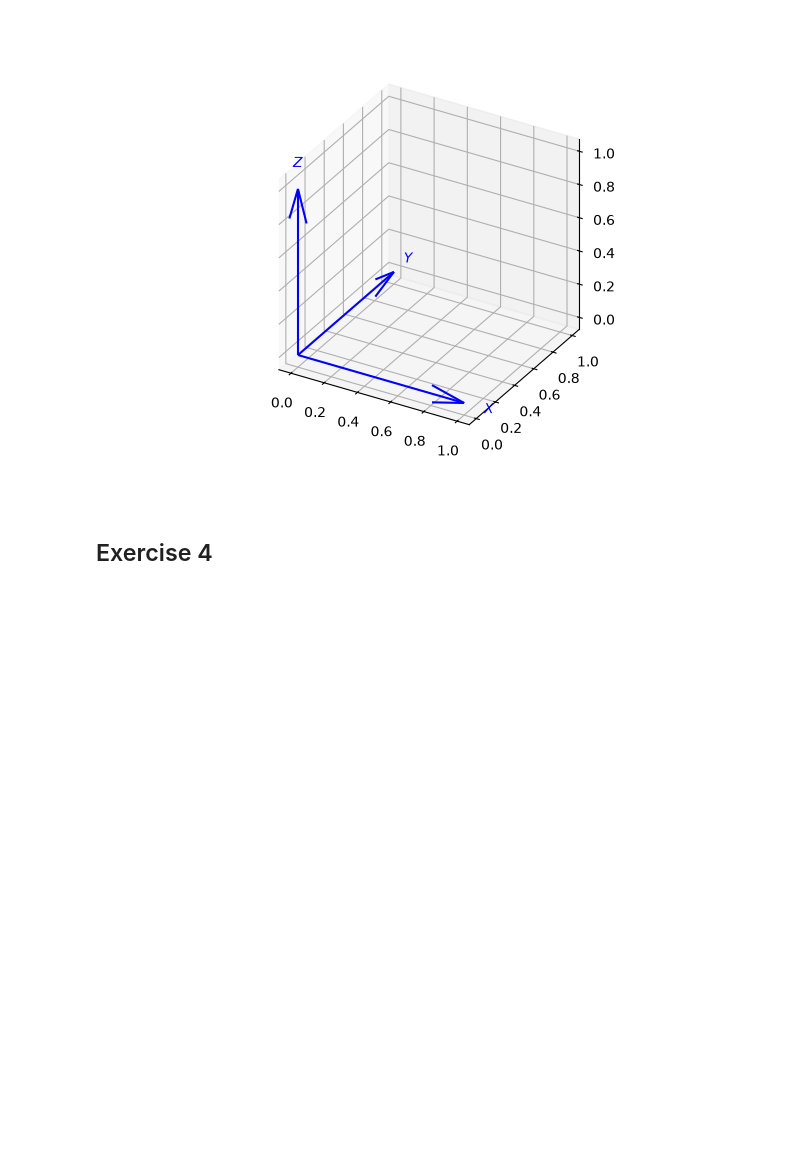
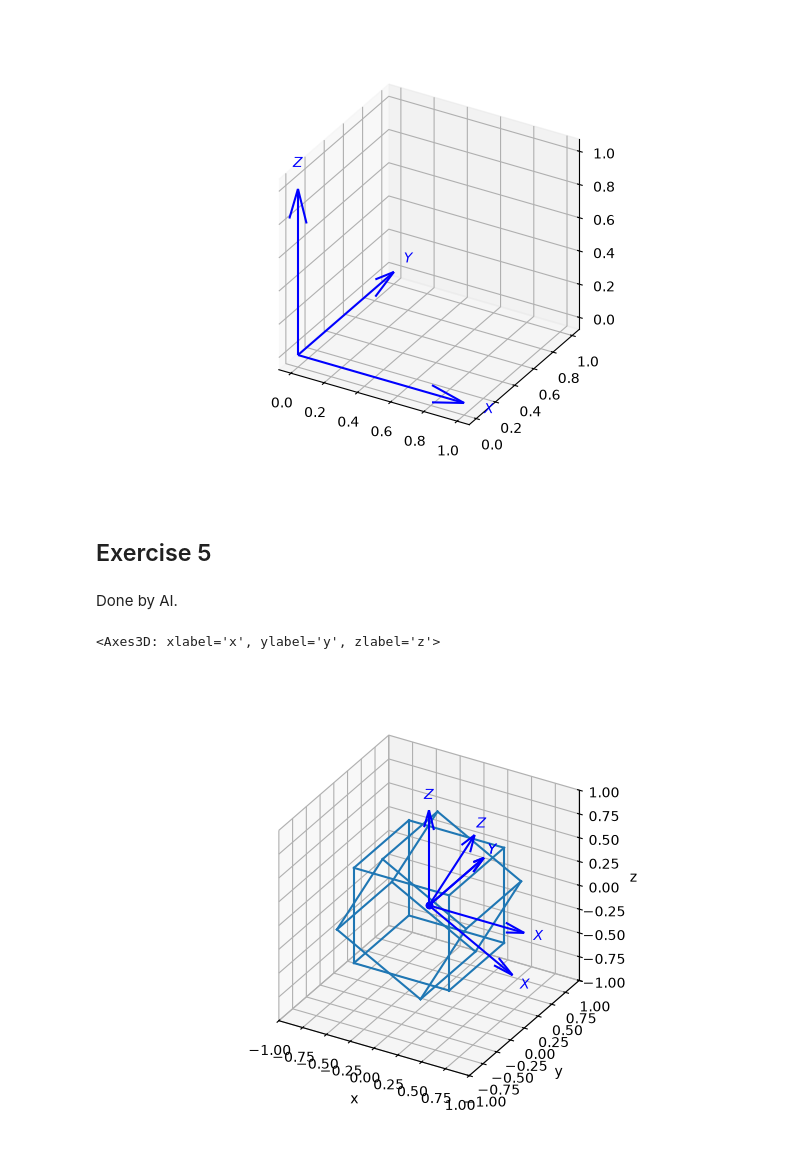
Before and after one commit to MichOng00/RVC3, a Jupyter notebook: chap02-exercises.ipynb, the cells around one changed output. Drawn from its saved outputs; the diff is of its cells as text; code cells hidden in the pictures; blank space fills up the shorter version.

Commit message:
ch 2 exercises cont, ch 3.1 notes

```diff
--- a/chap02-exercises.ipynb
+++ b/chap02-exercises.ipynb
@@ -84,4 +84,56 @@ tranimate(R);
 # %% [output]
 [figure]
 # %% [markdown]
-## Exercise 4
+## Exercise 5
+# %% [markdown]
+Done by AI.
+# %%
+# A unit cube centered at the origin and its 12 edges.
+cube_vertices = np.array([
+    [x, y, z]
+    for x in (-0.5, 0.5)
+    for y in (-0.5, 0.5)
+    for z in (-0.5, 0.5)
+])
+cube_edges = [
+    (i, j)
+    for i in range(len(cube_vertices))
+    for j in range(i + 1, len(cube_vertices))
+    if np.count_nonzero(cube_vertices[i] != cube_vertices[j]) == 1
+]
+
+
+def _transformed_cube_vertices(T):
+    if hasattr(T, "A"):
+        T = T.A
+    T = np.asarray(T, dtype=float)
+    if T.shape != (4, 4):
+        raise ValueError("T must be a 4x4 homogeneous transformation")
+    if not np.allclose(T[3], [0, 0, 0, 1]):
+        raise ValueError("T must have homogeneous bottom row [0, 0, 0, 1]")
+    vertices_h = np.column_stack((cube_vertices, np.ones(len(cube_vertices))))
+    return (T @ vertices_h.T).T[:, :3]
+
+
+def plot_cube(T=np.eye(4)):
+    """Plot the transformed cube edges and coordinate frame."""
+    vertices = _transformed_cube_vertices(T)
+    trplot(T.A if hasattr(T, "A") else T)
+    ax = plt.gca()
+    for i, j in cube_edges:
+        ax.plot(vertices[[i, j], 0], vertices[[i, j], 1], vertices[[i, j], 2],
+                color="tab:blue")
+    ax.set(xlim=(-1, 1), ylim=(-1, 1), zlim=(-1, 1),
+           xlabel="x", ylabel="y", zlabel="z")
+    ax.set_box_aspect((1, 1, 1))
+    return ax
+
+plotvol3(new=True)
+# (a) Plot the cube, then use plot_cube(T) to apply a homogeneous transform.
+plot_cube()
+
+# (b) Apply a homogeneous transform to the cube vertices before plotting.
+plot_cube(SE3.Rt(roty(0.5), [0, 0, 0]))
+# %% [output]
+<Axes3D: xlabel='x', ylabel='y', zlabel='z'>
+[figure, added]
```
Also changed, not shown: parts of 10 cells of this notebook, 3 other files.
